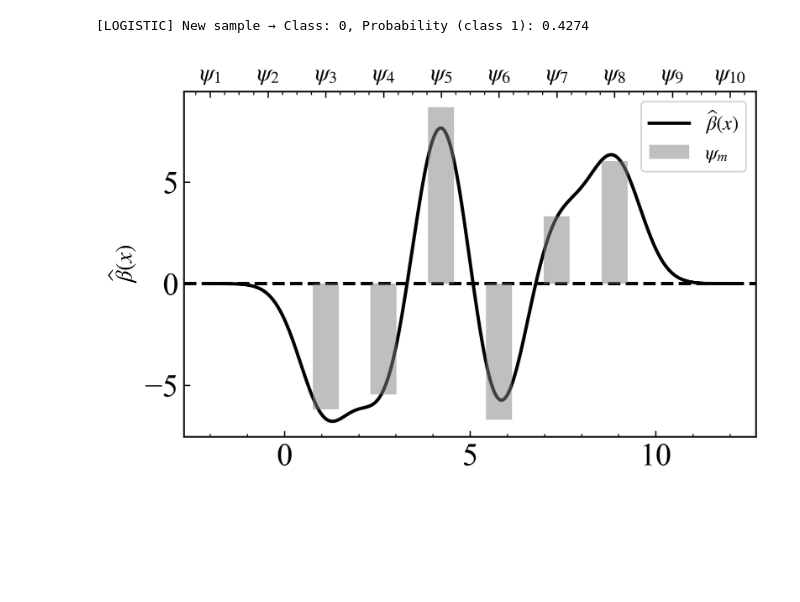
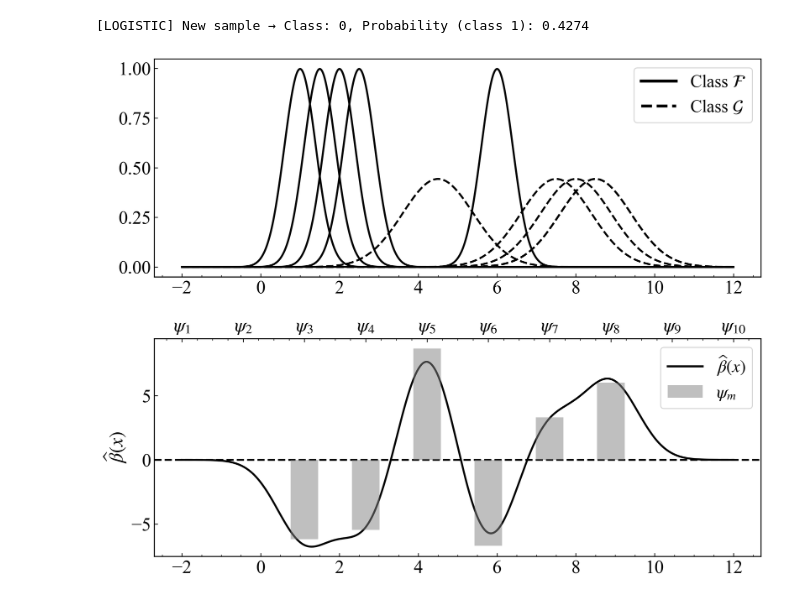
Before and after one commit to hungtrannam/probclust, a Jupyter notebook: notebooks/class_Logistics.ipynb, the cells around one changed output. Drawn from its saved outputs; the diff is of its cells as text; code cells hidden in the pictures; blank space fills up the shorter version.

```diff
--- a/notebooks/class_Logistics.ipynb
+++ b/notebooks/class_Logistics.ipynb
@@ -63,6 +66,53 @@ print(f"[LOGISTIC] New sample → Class: {pred}, Probability (class 1): {prob:.4
 # %% [output]
 [LOGISTIC] New sample → Class: 0, Probability (class 1): 0.4274
 # %%
-plot_beta(x_grid, log_model, basis_functions)
+fig, axes = plt.subplots(2, 1, figsize=(10, 8))
+temp(20)
+# -------------------------------------------------
+# 1) PDFs in the upper row
+# -------------------------------------------------
+for i in range(len(all_pdfs)):
+    if y[i] == 0:
+        axes[0].plot(x_grid, all_pdfs[i], lw=2, color='black', linestyle='-')
+    else:
+        axes[0].plot(x_grid, all_pdfs[i], lw=2, color='black', linestyle='--')
+
+# Thêm legend
+axes[0].plot([], [], lw=3, color='black', linestyle='-', label=r'Class $\mathcal{F}$')
+axes[0].plot([], [], lw=3, color='black', linestyle='--', label=r'Class $\mathcal{G}$')
+axes[0].legend()
+
+# -------------------------------------------------
+# 2) Beta function in the lower row
+# -------------------------------------------------
+beta_vals = np.asarray(log_model.coef_vector_)
+w = sum(b * psi for b, psi in zip(beta_vals, basis_functions))
+
+# Main line for β̂(x)
+line, = axes[1].plot(x_grid, w, color='black', lw=2, label=r'$\widehat{\beta}(x)$')
+axes[1].axhline(0, color='black', linestyle='--')
+axes[1].set_ylabel(r'$\widehat{\beta}(x)$')
+
+# Secondary x-axis (top) for the basis bars
+ax2 = axes[1].twiny()
+M = len(beta_vals)
+x_pos = np.linspace(x_grid.min(), x_grid.max(), M)
+bars = ax2.bar(
+    x_pos, beta_vals,
+    width=(x_grid.max() - x_grid.min()) / (M * 2),
+    color='gray', alpha=0.5, label=r'$\psi_m$'
+)
+
+ax2.set_xticks(x_pos)
+ax2.set_xticklabels([fr'$\psi_{{{i+1}}}$' for i in range(M)])
+ax2.set_xlim(axes[1].get_xlim())
+
+# Combine legends
+lines = [line, bars]
+labels = [l.get_label() for l in lines]
+axes[1].legend(lines, labels, loc='best')
+
+plt.tight_layout()
+fig.savefig("C1_beta_log.pdf", bbox_inches='tight')
 # %% [output]
-[figure, old version]
+[figure, new version]
```
Also changed, not shown: parts of 2 cells of this notebook, 9 other files.
